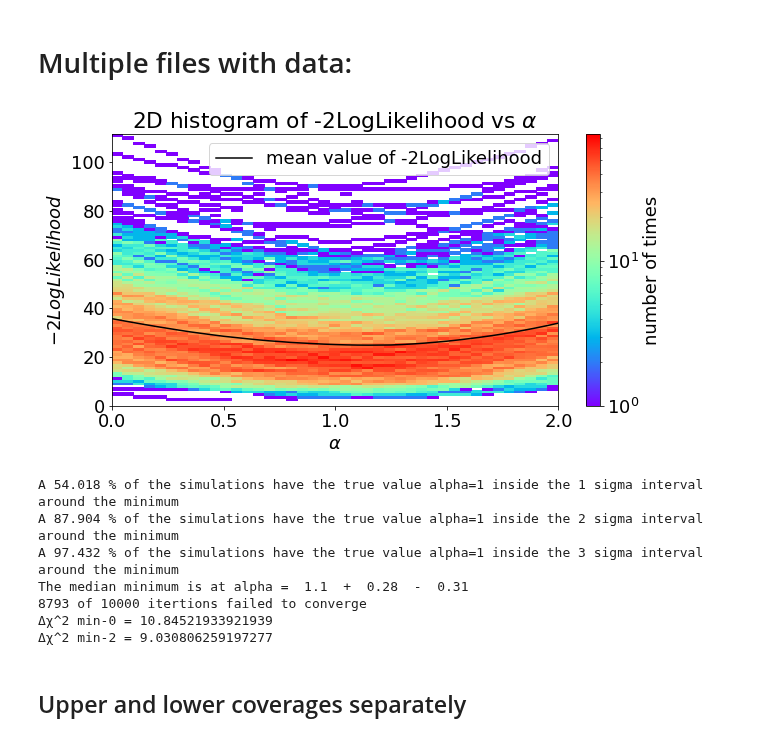
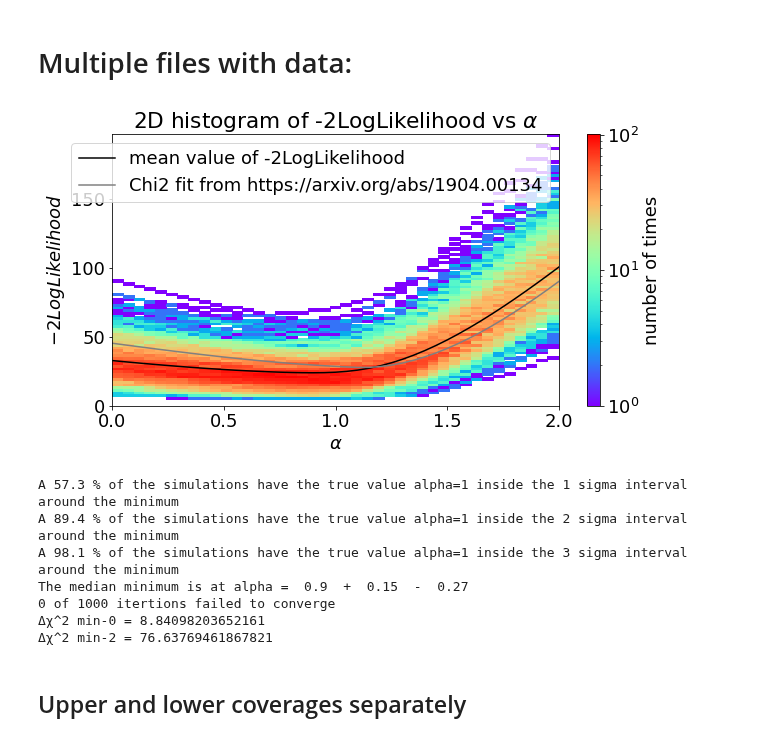
Before and after one commit to R-Grau/EBLpy, a Jupyter notebook: EBL_fit_MC_viewer.ipynb, the cells around one changed output. Drawn from its saved outputs; the diff is of its cells as text; code cells hidden in the pictures.

Commit message:
add changes that improove convergence of the fit

```diff
--- a/EBL_fit_MC_viewer.ipynb
+++ b/EBL_fit_MC_viewer.ipynb
@@ -144,7 +144,7 @@ def extract(ds):
     alphas = ds['alphas'][:]
     return chisqs,alphas
 
-loc = Path('/data/magic/users-ifae/rgrau/EBL-splines/EBL10000_PWL_freeLP_MAGIC_with_0.038_Systematics_4w_fix')
+loc = Path('/data/magic/users-ifae/rgrau/EBL-splines/EBL1000_PWL_LP_MAGIC_with_0.07_Systematics_4w_fix_2errors_x10')
 
 # files = sorted([f for f in loc.glob("EBL*2022050916*.hdf5")]) #PWL_LP starting at alpha = 1 (16 alpha = 1, 11 alpha = 2)
 files = sorted([f for f in loc.glob("EBL*.hdf5")]) #all the others but PWL_LP
@@ -190,6 +190,10 @@ if fit_func_name == "MBPWL":
         Efirst = inp_config["Efirst"]
         Elast = inp_config["Elast"]
 # %%
+file2 = uproot.open("Output_fitebl.root:Chi2_1ES1011_Feb2014_LP")
+magicalphas = file2.values()[0]
+magichis = file2.values()[1]
+
 niter = len(chisqs_iter)
 
 alphas_iter2 = np.concatenate(alphas_iter)  #As the simulation takes long, the plot is made separately so one can change the plot without having to simulate everything again
@@ -201,6 +205,7 @@ alphas = alphas_iter[0]
 fig, ax = plt.subplots()
 ax.plot(np.take_along_axis(alphas_iter[0], order, axis=0), np.take_along_axis(np.mean(chisqs_iter,0), order, axis=0), color = "black", label="mean value of -2LogLikelihood")
 h = ax.hist2d(alphas_iter2, chisqs_iter2, bins=[len(alphas_iter[0]),100], norm = colors.LogNorm(), cmap = "rainbow", label="histogram of -2LogLikelihood values")
+ax.plot(magicalphas, magichis, color = "grey", label= "Chi2 fit from https://arxiv.org/abs/1904.00134")
 ax.set_xlabel(r'$\alpha$')
 ax.set_ylabel(r'$-2LogLikelihood$')
 ax.legend()
@@ -227,38 +232,38 @@ for i in range(len(alphas_iter)):
     if number in sigma_1_0[0]: #this number is the position of the alpha=1 inside the alhpas array
         s1 += 1
     if number in sigma_2_0[0]:
         s2 += 1
     if number in sigma_3_0[0]:
         s3 += 1
 # print(sigma_1)
 # print(sigma_2)
 # print(sigma_3)
 print("A {sig} % of the simulations have the true value alpha=1 inside the 1 sigma interval around the minimum".format( sig = np.round(s1 / (niter) * 100, decimals = 3)))
 print("A {sig} % of the simulations have the true value alpha=1 inside the 2 sigma interval around the minimum".format( sig = np.round(s2 / (niter) * 100, decimals = 3)))
 print("A {sig} % of the simulations have the true value alpha=1 inside the 3 sigma interval around the minimum".format( sig = np.round(s3 / (niter) * 100, decimals = 3)))
 # print("The median minimum is at alpha={minimum}".format(minimum = alphas[np.argmin(np.median(chisqs_iter,0))]))
 
 order = np.argsort(alphas_iter[0])
 interpx = np.arange(first_bin, last_bin, step/5)
 alphas_reord = np.take_along_axis(np.median(alphas_iter, 0), order, axis=0)
 chisqs_reord = np.take_along_axis(np.median(chisqs_iter, 0), order, axis=0)
 f1 = interpolate.interp1d(alphas_reord, chisqs_reord, kind='linear')
 chis_new = f1(interpx)
 sigma_inter_1s = np.where(chis_new <= 1 + np.min(chis_new))
 upper_bound_1s = step/5 * np.max(sigma_inter_1s) + first_bin
 lower_bound_1s = step/5 * np.min(sigma_inter_1s) + first_bin
 # print("The 1 sigma upper bound is: ", upper_bound_1s, "and the lower bound is: ", lower_bound_1s)
 print("The median minimum is at alpha = ", np.round(interpx[np.argmin(chis_new)], decimals = 3), " + ", np.round(upper_bound_1s-interpx[np.argmin(chis_new)], decimals = 4), " - ", np.round(interpx[np.argmin(chis_new)] - lower_bound_1s, decimals = 4))
 # print("Energy migration = ", Energy_migration)
 print("{failed} of {total} itertions failed to converge".format(failed = len(files) - niter, total = len(files)))
 print("\u0394" + "\u03C7" + r"^2" + " min-0 = {0}".format(np.take_along_axis(np.mean(chisqs_iter,0), order, axis=0)[0] - np.min(np.take_along_axis(np.mean(chisqs_iter,0), order, axis=0))))
 print("\u0394" + "\u03C7" + r"^2" + " min-2 = {0}".format(np.take_along_axis(np.mean(chisqs_iter,0), order, axis=0)[-1] - np.min(np.take_along_axis(np.mean(chisqs_iter,0), order, axis=0))))
 # %% [output]
-[figure, old version]
+[figure, new version]
-A 54.018 % of the simulations have the true value alpha=1 inside the 1 sigma interval around the minimum
-A 87.904 % of the simulations have the true value alpha=1 inside the 2 sigma interval around the minimum
-A 97.432 % of the simulations have the true value alpha=1 inside the 3 sigma interval around the minimum
-The median minimum is at alpha =  1.1  +  0.28  -  0.31
-8793 of 10000 itertions failed to converge
-Δχ^2 min-0 = 10.84521933921939
-Δχ^2 min-2 = 9.030806259197277
+A 57.3 % of the simulations have the true value alpha=1 inside the 1 sigma interval around the minimum
+A 89.4 % of the simulations have the true value alpha=1 inside the 2 sigma interval around the minimum
+A 98.1 % of the simulations have the true value alpha=1 inside the 3 sigma interval around the minimum
+The median minimum is at alpha =  0.9  +  0.15  -  0.27
+0 of 1000 itertions failed to converge
+Δχ^2 min-0 = 8.84098203652161
+Δχ^2 min-2 = 76.63769461867821
```
Also changed, not shown: parts of 23 cells of this notebook, 4 other files.
